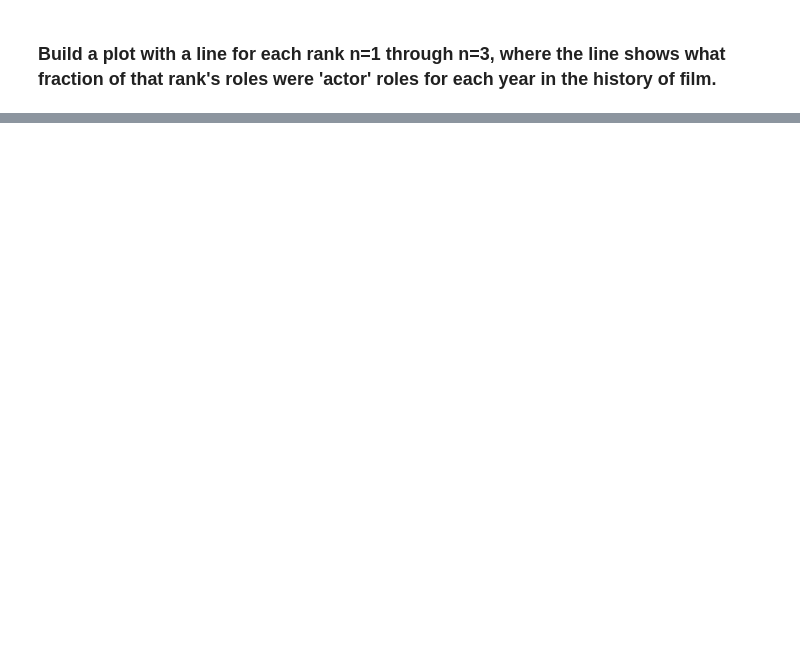
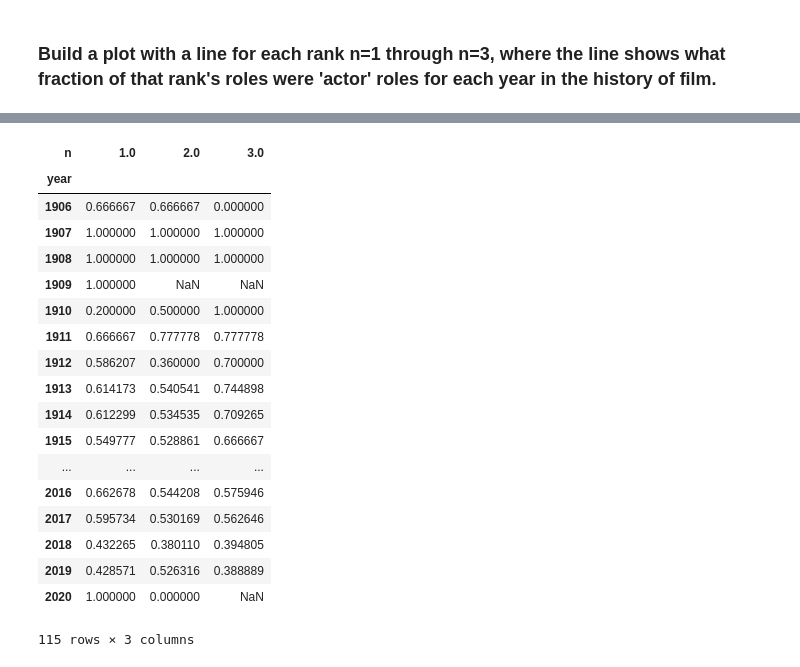
Before and after one commit to tansudasli/analytics-sandbox, a Jupyter notebook: pandas/Exercises-4.ipynb, the cells around one changed output, grey strips where cells are left out. Saved outputs shown, nothing was run; the diff lists cells and outputs as text; code cells hidden in the pictures; blank space fills up the shorter version.

```diff
--- a/pandas/Exercises-4.ipynb
+++ b/pandas/Exercises-4.ipynb
@@ -136,0 +197,24 @@ fraction.plot(ylim=[0,1])
+# %%
+supporting = (supporting.actor/ (supporting.actor + supporting.actress)).unstack('n')
+
+supporting
+# %% [output]
+| n | 1.0 | 2.0 | 3.0 |
+| year |  |  |  |
+| 1906 | 0.666667 | 0.666667 | 0.000000 |
+| 1907 | 1.000000 | 1.000000 | 1.000000 |
+| 1908 | 1.000000 | 1.000000 | 1.000000 |
+| 1909 | 1.000000 | NaN | NaN |
+| 1910 | 0.200000 | 0.500000 | 1.000000 |
+| 1911 | 0.666667 | 0.777778 | 0.777778 |
+| 1912 | 0.586207 | 0.360000 | 0.700000 |
+| 1913 | 0.614173 | 0.540541 | 0.744898 |
+| 1914 | 0.612299 | 0.534535 | 0.709265 |
+| 1915 | 0.549777 | 0.528861 | 0.666667 |
+| ... | ... | ... | ... |
+| 2016 | 0.662678 | 0.544208 | 0.575946 |
+| 2017 | 0.595734 | 0.530169 | 0.562646 |
+| 2018 | 0.432265 | 0.380110 | 0.394805 |
+| 2019 | 0.428571 | 0.526316 | 0.388889 |
+| 2020 | 1.000000 | 0.000000 | NaN |
+115 rows × 3 columns
```
Also changed, not shown: parts of 4 cells of this notebook.
